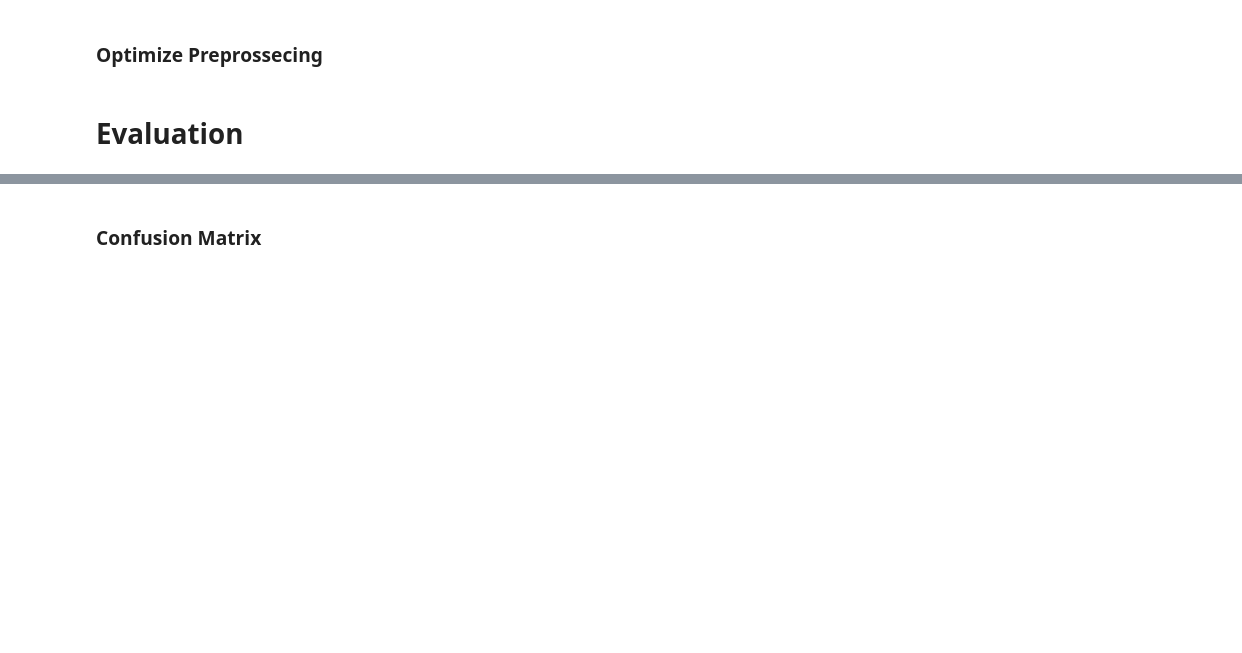
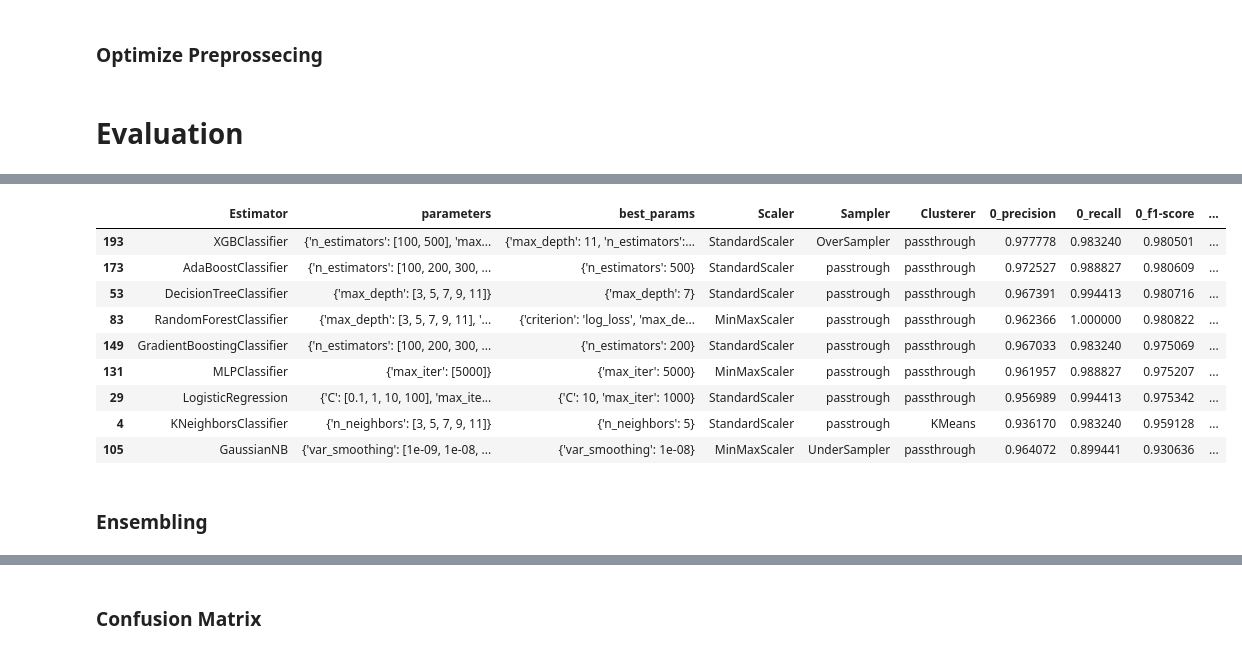
Before and after one commit to jjakubassa/Data-Mining-I-Project, a Jupyter notebook: analysis.ipynb, the cells around one changed output, grey strips where cells are left out. Cells and saved outputs as stored; diff of their text form; code cells hidden in the pictures; blank space fills up the shorter version.

```diff
--- a/analysis.ipynb
+++ b/analysis.ipynb
@@ -802,0 +922,17 @@ df.to_csv("estimator_results.csv", index=False)
+# %%
+# Get best processing pipeline and hyper-parameters for each estimator
+max_rows = estimator_results.groupby(["Estimator"])["weighted_avg_f1-score"].idxmax()
+best_results = estimator_results.loc[max_rows]
+best_results = best_results.sort_values(by=["weighted_avg_f1-score"], ascending=False)
+best_results
+# %% [output]
+|  | Estimator | parameters | best_params | Scaler | Sampler | Clusterer | 0_precision | 0_recall | 0_f1-score | ... |
+| 193 | XGBClassifier | {'n_estimators': [100, 500], 'max... | {'max_depth': 11, 'n_estimators':... | StandardScaler | OverSampler | passthrough | 0.977778 | 0.983240 | 0.980501 | ... |
+| 173 | AdaBoostClassifier | {'n_estimators': [100, 200, 300, ... | {'n_estimators': 500} | StandardScaler | passtrough | passthrough | 0.972527 | 0.988827 | 0.980609 | ... |
+| 53 | DecisionTreeClassifier | {'max_depth': [3, 5, 7, 9, 11]} | {'max_depth': 7} | StandardScaler | passtrough | passthrough | 0.967391 | 0.994413 | 0.980716 | ... |
+| 83 | RandomForestClassifier | {'max_depth': [3, 5, 7, 9, 11], '... | {'criterion': 'log_loss', 'max_de... | MinMaxScaler | passtrough | passthrough | 0.962366 | 1.000000 | 0.980822 | ... |
+| 149 | GradientBoostingClassifier | {'n_estimators': [100, 200, 300, ... | {'n_estimators': 200} | StandardScaler | passtrough | passthrough | 0.967033 | 0.983240 | 0.975069 | ... |
+| 131 | MLPClassifier | {'max_iter': [5000]} | {'max_iter': 5000} | MinMaxScaler | passtrough | passthrough | 0.961957 | 0.988827 | 0.975207 | ... |
+| 29 | LogisticRegression | {'C': [0.1, 1, 10, 100], 'max_ite... | {'C': 10, 'max_iter': 1000} | StandardScaler | passtrough | passthrough | 0.956989 | 0.994413 | 0.975342 | ... |
+| 4 | KNeighborsClassifier | {'n_neighbors': [3, 5, 7, 9, 11]} | {'n_neighbors': 5} | StandardScaler | passtrough | KMeans | 0.936170 | 0.983240 | 0.959128 | ... |
+| 105 | GaussianNB | {'var_smoothing': [1e-09, 1e-08, ... | {'var_smoothing': 1e-08} | MinMaxScaler | UnderSampler | passthrough | 0.964072 | 0.899441 | 0.930636 | ... |
@@ -802,0 +995,2 @@ df.to_csv("estimator_results.csv", index=False)
+# %% [markdown]
+### Ensembling
```
Also changed, not shown: parts of 28 cells of this notebook, 2 other files.
